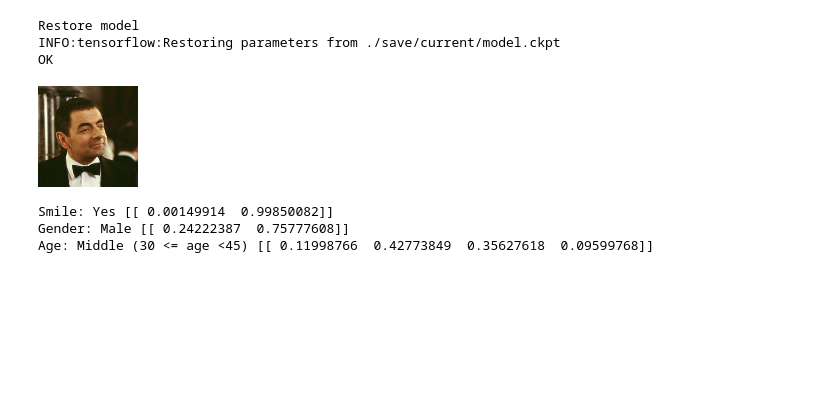
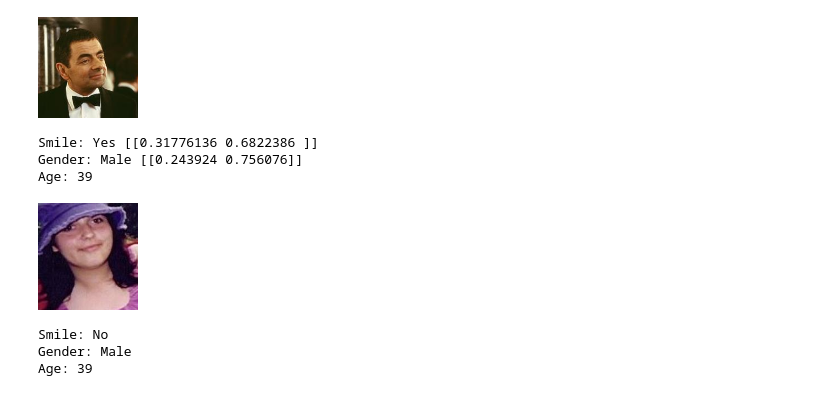
Before and after one commit to truongnmt/multi-task-learning, a Jupyter notebook: test-101age.ipynb, the cells around one changed output. Cells and saved outputs as stored; diff of their text form; code cells hidden in the pictures; blank space fills up the shorter version.

Commit message:
Update result

```diff
--- a/test-101age.ipynb
+++ b/test-101age.ipynb
@@ -85,6 +68,13 @@ NotFoundError: Key rnet/prelu4/alpha not found in checkpoint
 # %%
 PATH = '/home/ubuntu/coding/cnn/datasets/imdb_crop/00/nm0000100_rm3653409024_1955-1-6_2003.jpg'
 img = cv2.imread(PATH)
+result = detector.detect_faces(img)
+face_position = result[0].get('box')
+x_coordinate = face_position[0]
+y_coordinate = face_position[1]
+w_coordinate = face_position[2]
+h_coordinate = face_position[3]
+img = img[y_coordinate:y_coordinate+h_coordinate, x_coordinate:x_coordinate+w_coordinate]
 img = cv2.cvtColor(img, cv2.COLOR_BGR2GRAY)
 img = cv2.resize(img,(48, 48))
 
@@ -95,11 +85,6 @@ test_img = []
 test_img.append(T)
 test_img = np.asarray(test_img)
 
-print('Restore model')
-saver = tf.train.Saver()
-saver.restore(sess, SAVE_FOLDER + 'model.ckpt')
-print('OK')
-
 display(Image(filename = PATH, width=100, height=100))
 
 predict_y_smile_conv = sess.run(y_smile_conv, feed_dict={x: test_img, phase_train: False, keep_prob: 1})
@@ -109,23 +94,49 @@ predict_y_age_conv = sess.run(y_age_conv, feed_dict={x: test_img, phase_train: F
 smile_label = "No " if np.argmax(predict_y_smile_conv)==0 else "Yes "
 gender_label = "Female " if np.argmax(predict_y_gender_conv)==0 else "Male "
 argmax_predict_age = np.argmax(predict_y_age_conv)
-if argmax_predict_age==0:
-    age_label = "Young (age < 30yrs) "
-elif argmax_predict_age==1:
-    age_label = "Middle (30 <= age <45) "
-elif argmax_predict_age==2:
-    age_label = "Old (45 <= age < 60) "
-else :
-    age_label = "Very Old (60 <= age) "
 
 print('Smile: ' + smile_label + str(predict_y_smile_conv))
 print('Gender: ' + gender_label + str(predict_y_gender_conv))
-print('Age: ' + age_label + str(predict_y_age_conv))
+print('Age: ' + str(argmax_predict_age))
 # %% [output]
+[figure]
-Restore model
-INFO:tensorflow:Restoring parameters from ./save/current/model.ckpt
-OK
+Smile: Yes [[0.31776136 0.6822386 ]]
+Gender: Male [[0.243924 0.756076]]
+Age: 39
-[figure]
-Smile: Yes [[ 0.00149914  0.99850082]]
-Gender: Male [[ 0.24222387  0.75777608]]
-Age: Middle (30 <= age <45) [[ 0.11998766  0.42773849  0.35627618  0.09599768]]
+# %%
+PATH = '/home/ubuntu/coding/cnn/datasets/genki4k/files/file0019.jpg'
+img = cv2.imread(PATH)
+result = detector.detect_faces(img)
+face_position = result[0].get('box')
+x_coordinate = face_position[0]
+y_coordinate = face_position[1]
+w_coordinate = face_position[2]
+h_coordinate = face_position[3]
+img = img[y_coordinate:y_coordinate+h_coordinate, x_coordinate:x_coordinate+w_coordinate]
+img = cv2.cvtColor(img, cv2.COLOR_BGR2GRAY)
+img = cv2.resize(img,(48, 48))
+
+img = (img - 128) / 255.0
+T = np.zeros([48, 48, 1])
+T[:, :, 0] = img
+test_img = []
+test_img.append(T)
+test_img = np.asarray(test_img)
+
+display(Image(filename = PATH, width=100, height=100))
+
+predict_y_smile_conv = sess.run(y_smile_conv, feed_dict={x: test_img, phase_train: False, keep_prob: 1})
+predict_y_gender_conv = sess.run(y_gender_conv, feed_dict={x: test_img, phase_train: False, keep_prob: 1})
+predict_y_age_conv = sess.run(y_age_conv, feed_dict={x: test_img, phase_train: False, keep_prob: 1})
+
+smile_label = "No " if np.argmax(predict_y_smile_conv)==0 else "Yes "
+gender_label = "Female " if np.argmax(predict_y_gender_conv)==0 else "Male "
+
+print('Smile: ' + smile_label)
+print('Gender: ' + gender_label)
+print('Age: ' + str(np.argmax(predict_y_age_conv)))
+# %% [output]
+[figure, added]
+Smile: No
+Gender: Male
+Age: 39
```
Also changed, not shown: parts of 45 cells of this notebook, 7 other files.
